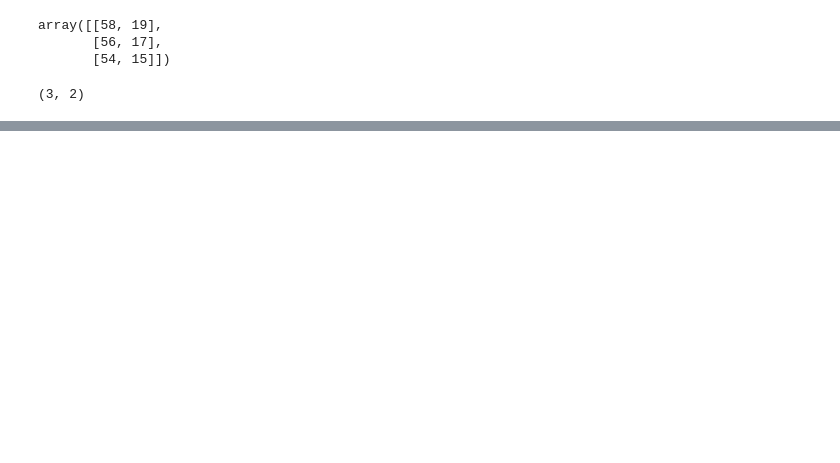
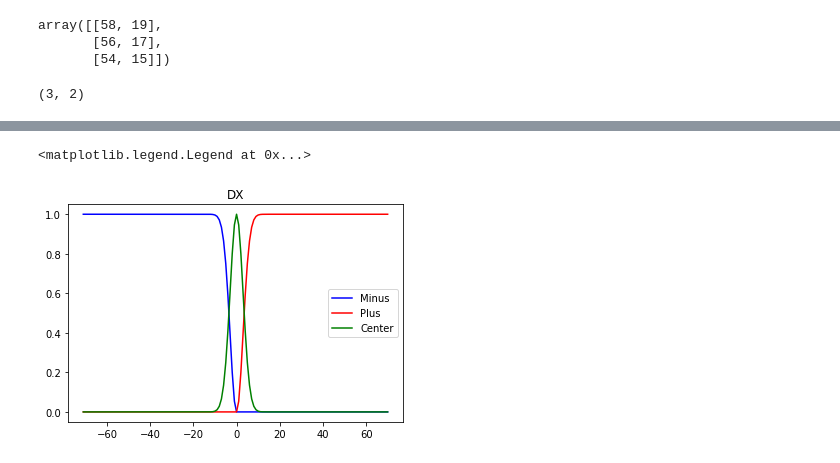
Before and after one commit to ProtossLuigi/snek, a Jupyter notebook: notebooks/DebugNotebook.ipynb, the cells around one changed output, grey strips where cells are left out. Drawn from its saved outputs; the diff is of its cells as text; code cells hidden in the pictures; blank space fills up the shorter version.

```diff
--- a/notebooks/DebugNotebook.ipynb
+++ b/notebooks/DebugNotebook.ipynb
@@ -36,0 +40,20 @@ plt.legend()
+# %%
+dx_range = np.arange(-(72-1), 72-1)
+
+zero_index = np.where(dx_range==0)[0][0]
+
+dx_center = fuzz.gaussmf(dx_range, 0, 3)
+dx_plus = 1 - dx_center
+dx_plus[0:zero_index] = 0
+dx_minus = 1 - dx_center
+dx_minus[zero_index:] = 0
+
+fig = plt.figure()
+plt.plot(dx_range, dx_minus, 'b', linewidth=1.5, label='Minus')
+plt.plot(dx_range, dx_plus, 'r', linewidth=1.5, label='Plus')
+plt.plot(dx_range, dx_center, 'g', linewidth=1.5, label="Center")
+plt.title('DX')
+plt.legend()
+# %% [output]
+<matplotlib.legend.Legend at 0x...>
+[figure, added]
```
Also changed, not shown: parts of 5 cells of this notebook, 1 other file.
